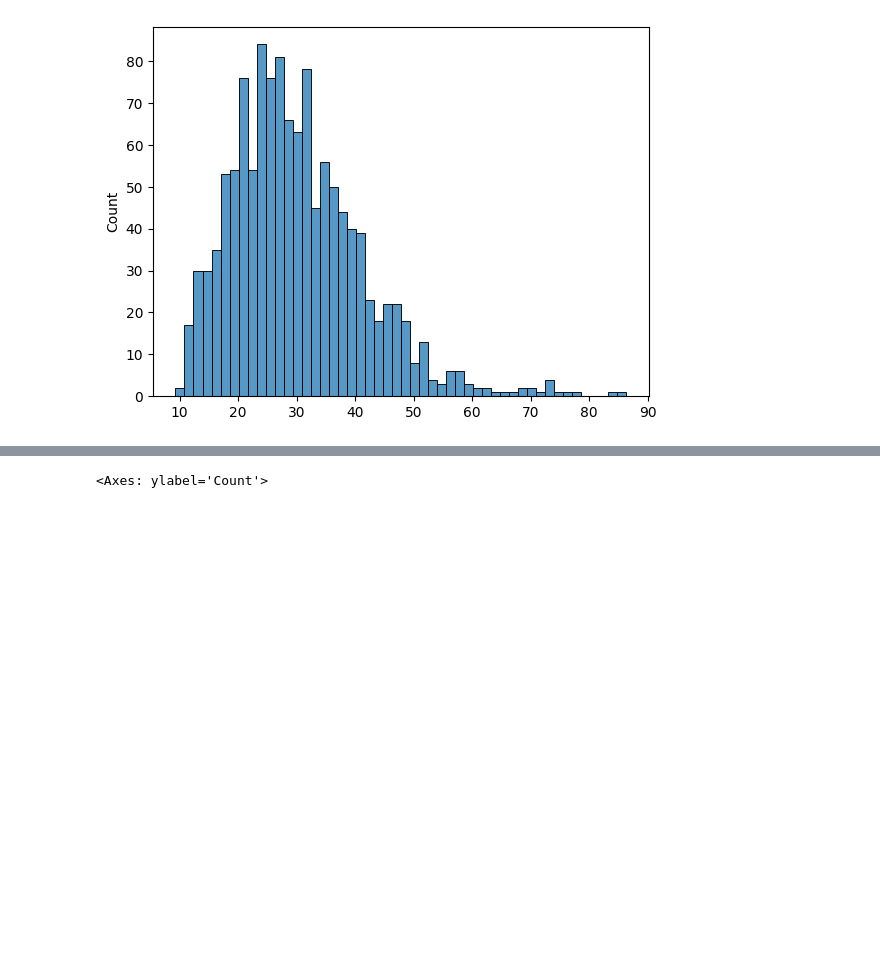
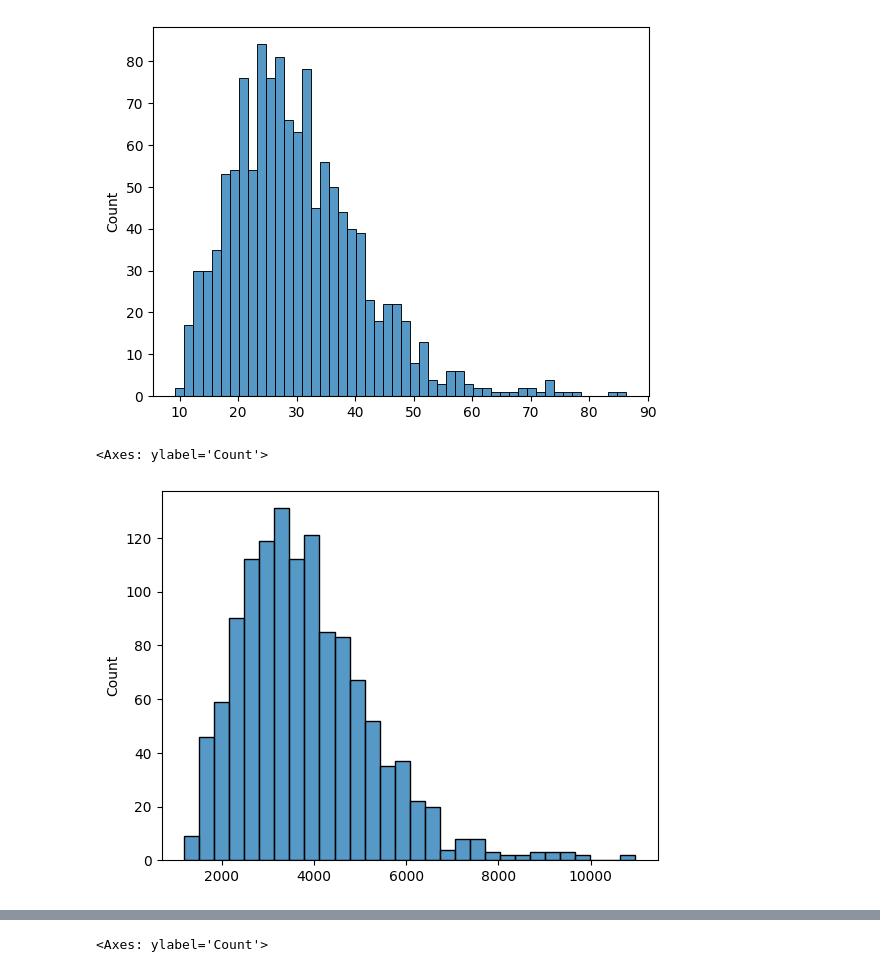
Before and after one commit to sopchi/Tapestri_CNA, a Jupyter notebook: exploratory_AML.ipynb, the cells around one changed output, grey strips where cells are left out. Cells and saved outputs as stored; diff of their text form; code cells hidden in the pictures; blank space fills up the shorter version.

```diff
--- a/exploratory_AML.ipynb
+++ b/exploratory_AML.ipynb
@@ -90,3 +93,9 @@ sns.histplot(cell_mean_read_count, bins=50)
 # %% [output]
 <Axes: ylabel='Count'>
 [figure]
+# %%
+# total number of read per cell
+sns.histplot(read_counts.sum(axis=1),bins=30)
+# %% [output]
+<Axes: ylabel='Count'>
+[figure, added]
```
Also changed, not shown: parts of 45 cells of this notebook.
